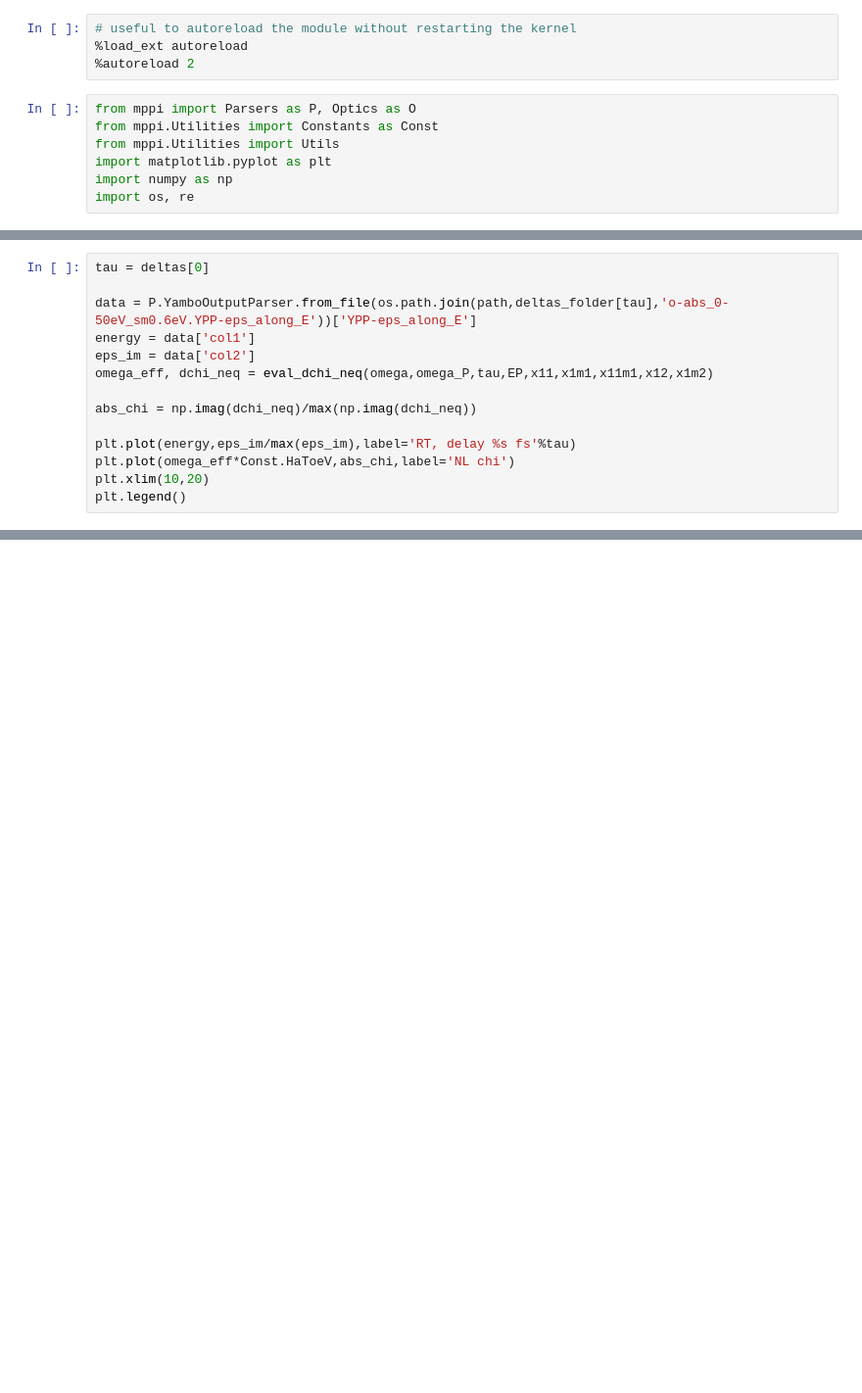
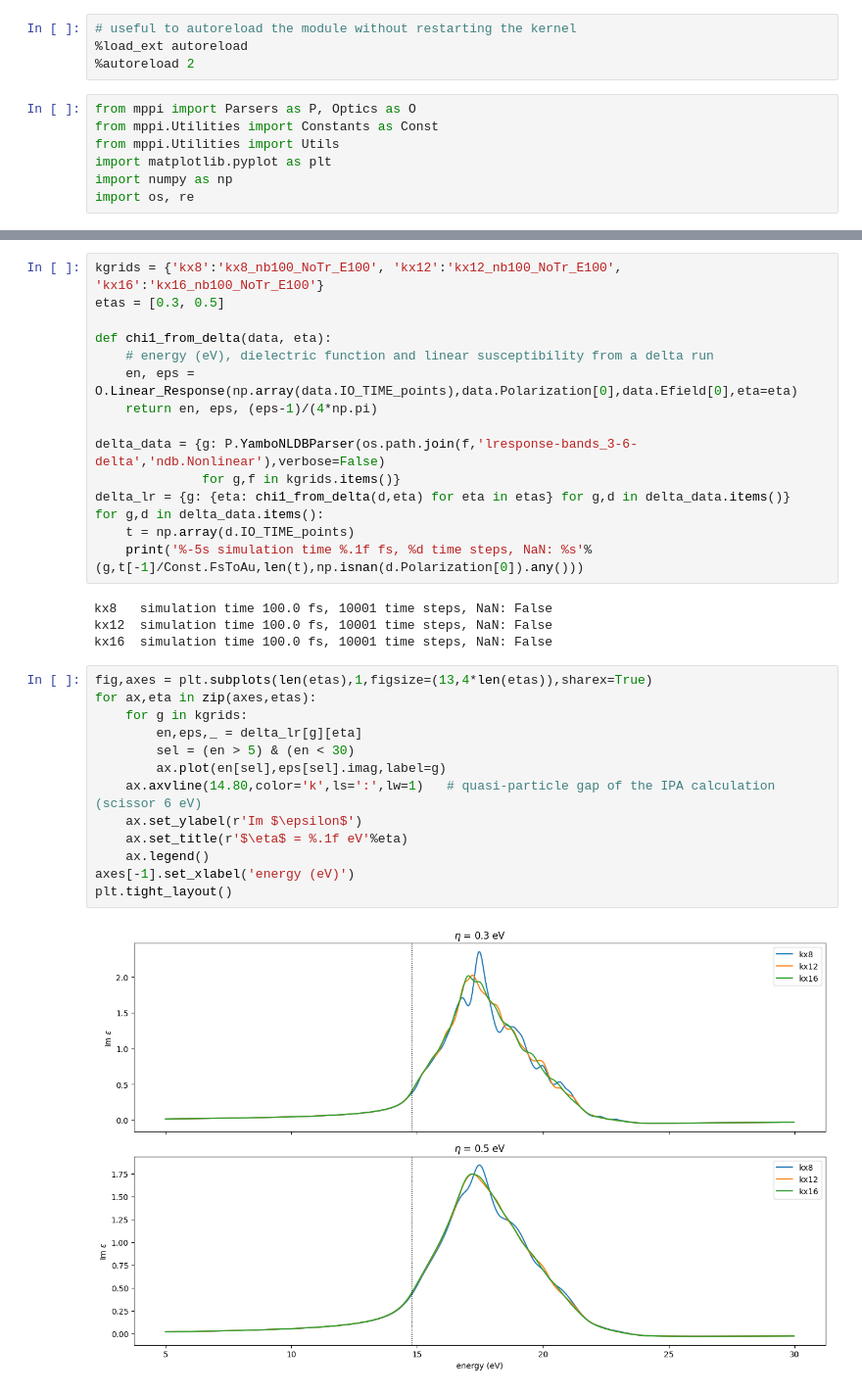
Before and after one commit to marcodalessandro76/LiF, a Jupyter notebook: NL_Chi/NL-Chi_Analysis.ipynb, the cells around one changed output, grey strips where cells are left out. Shown at 98% size. Drawn from its saved outputs; the diff is of its cells as text; blank space fills up the shorter version.

```diff
--- a/NL_Chi/NL-Chi_Analysis.ipynb
+++ b/NL_Chi/NL-Chi_Analysis.ipynb
@@ -1267,14 +11,0 @@ deltas
-# %%
-tau = deltas[0]
-
-data = P.YamboOutputParser.from_file(os.path.join(path,deltas_folder[tau],'o-abs_0-50eV_sm0.6eV.YPP-eps_along_E'))['YPP-eps_along_E']
-energy = data['col1']
-eps_im = data['col2']
-omega_eff, dchi_neq = eval_dchi_neq(omega,omega_P,tau,EP,x11,x1m1,x11m1,x12,x1m2)
-
-abs_chi = np.imag(dchi_neq)/max(np.imag(dchi_neq))
-
-plt.plot(energy,eps_im/max(eps_im),label='RT, delay %s fs'%tau)
-plt.plot(omega_eff*Const.HaToeV,abs_chi,label='NL chi')
-plt.xlim(10,20)
-plt.legend()
@@ -1284,0 +43,34 @@ Parse file Davide_data/20250312_Report_simulations_data_kx16_ball/td-ip-ber_3.0a
+# %%
+kgrids = {'kx8':'kx8_nb100_NoTr_E100', 'kx12':'kx12_nb100_NoTr_E100', 'kx16':'kx16_nb100_NoTr_E100'}
+etas = [0.3, 0.5]
+
+def chi1_from_delta(data, eta):
+    # energy (eV), dielectric function and linear susceptibility from a delta run
+    en, eps = O.Linear_Response(np.array(data.IO_TIME_points),data.Polarization[0],data.Efield[0],eta=eta)
+    return en, eps, (eps-1)/(4*np.pi)
+
+delta_data = {g: P.YamboNLDBParser(os.path.join(f,'lresponse-bands_3-6-delta','ndb.Nonlinear'),verbose=False)
+              for g,f in kgrids.items()}
+delta_lr = {g: {eta: chi1_from_delta(d,eta) for eta in etas} for g,d in delta_data.items()}
+for g,d in delta_data.items():
+    t = np.array(d.IO_TIME_points)
+    print('%-5s simulation time %.1f fs, %d time steps, NaN: %s'%(g,t[-1]/Const.FsToAu,len(t),np.isnan(d.Polarization[0]).any()))
+# %% [output]
+kx8   simulation time 100.0 fs, 10001 time steps, NaN: False
+kx12  simulation time 100.0 fs, 10001 time steps, NaN: False
+kx16  simulation time 100.0 fs, 10001 time steps, NaN: False
+# %%
+fig,axes = plt.subplots(len(etas),1,figsize=(13,4*len(etas)),sharex=True)
+for ax,eta in zip(axes,etas):
+    for g in kgrids:
+        en,eps,_ = delta_lr[g][eta]
+        sel = (en > 5) & (en < 30)
+        ax.plot(en[sel],eps[sel].imag,label=g)
+    ax.axvline(14.80,color='k',ls=':',lw=1)   # quasi-particle gap of the IPA calculation (scissor 6 eV)
+    ax.set_ylabel(r'Im $\epsilon$')
+    ax.set_title(r'$\eta$ = %.1f eV'%eta)
+    ax.legend()
+axes[-1].set_xlabel('energy (eV)')
+plt.tight_layout()
+# %% [output]
+[figure, added]
```
Also changed, not shown: parts of 116 cells of this notebook, 4 other files.
